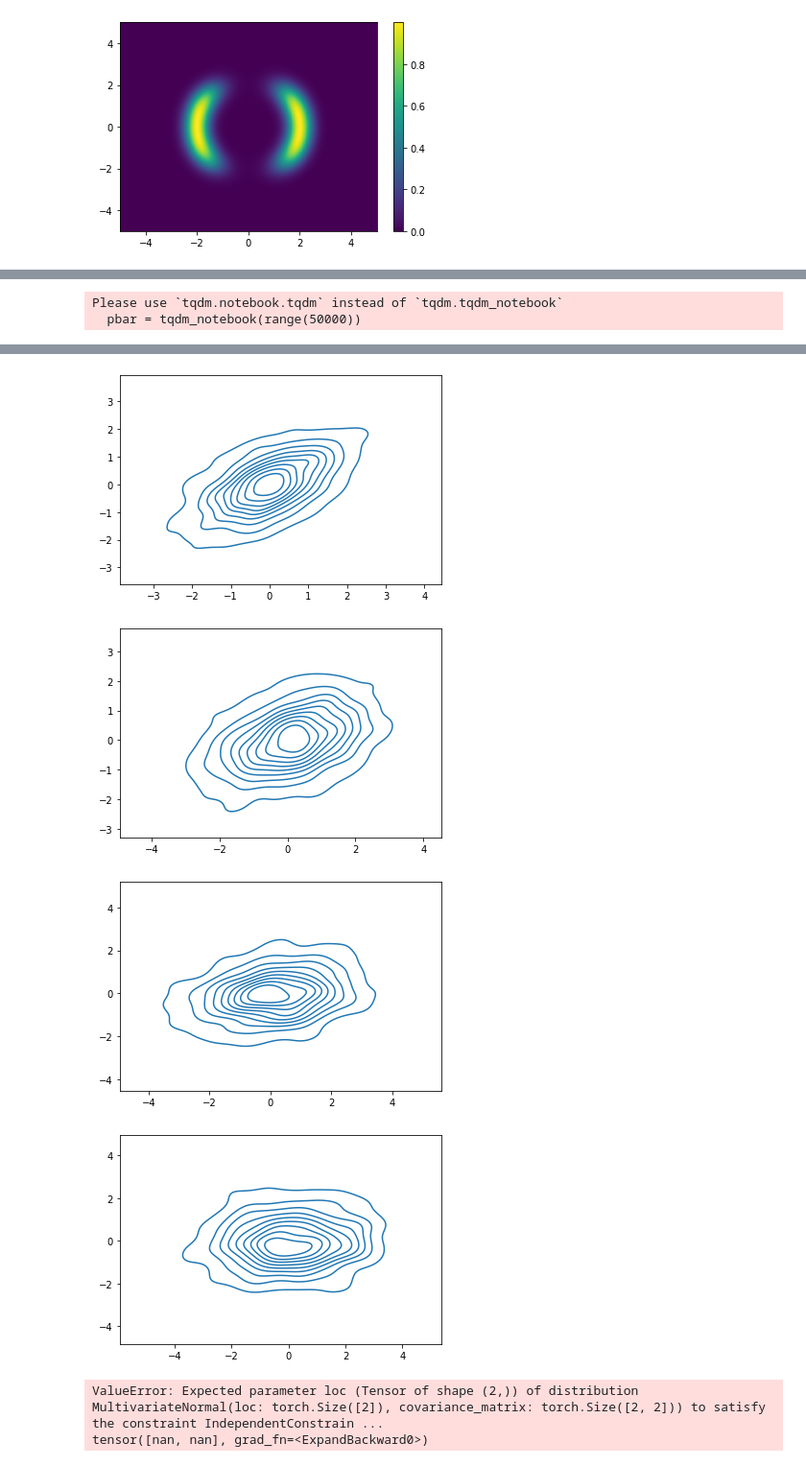
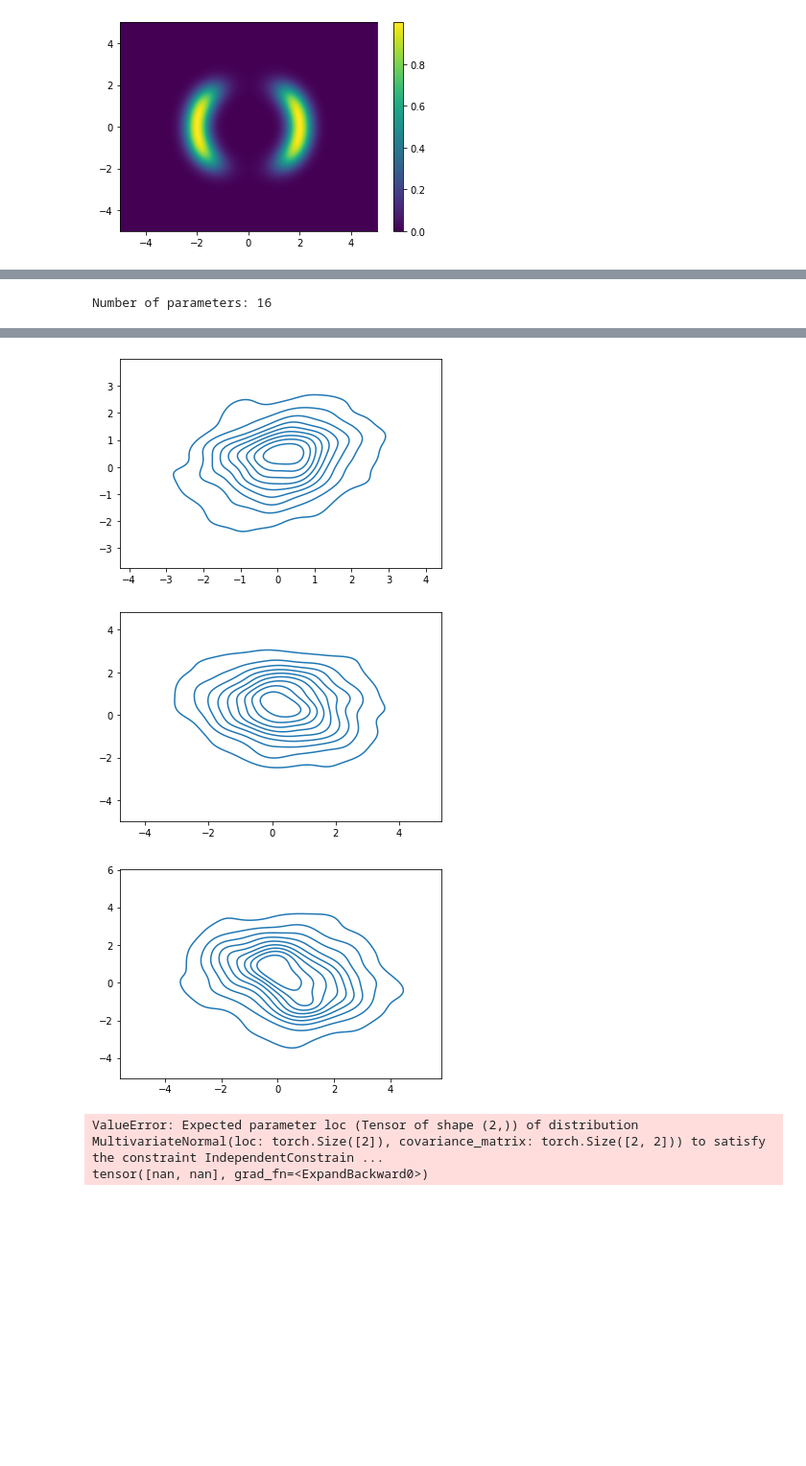
Before and after one commit to ATML-Group-12/normalising_flows, a Jupyter notebook: visual.ipynb, the cells around one changed output, grey strips where cells are left out. Shown: that part at 96% size. Saved outputs shown, nothing was run; the diff lists cells and outputs as text; code cells hidden in the pictures; blank space fills up the shorter version.

```diff
--- a/visual.ipynb
+++ b/visual.ipynb
@@ -63,23 +71,32 @@ batch_size = 64
 args = {}
 # %%
 optimizer = torch.optim.RMSprop(model.parameters(), lr=0.00001, momentum=0.9)
+# %%
+NUM_PARAMETERS = sum(p.numel() for p in model.parameters())
+print("Number of parameters:", NUM_PARAMETERS)
+# %% [output]
+Number of parameters: 16
 # %%
 
 import seaborn as sns
 import matplotlib.pyplot as plt
+from torch.utils.tensorboard import SummaryWriter
+writer = SummaryWriter(f"runs/planar_flow_seed={SEED}")
 
-pbar = tqdm_notebook(range(50000))
+NUM_STEPS = int(np.ceil(500000 / NUM_PARAMETERS))
+pbar = tqdm(range(NUM_STEPS))
 for step in pbar:
     optimizer.zero_grad()
     loss = FlowELBO(u1, model(torch.tensor([1,1])), num_samples=100, epoch=step)
     pbar.set_postfix_str("loss: " + '{0:.2f}'.format(loss.item()))
     loss.backward()
     optimizer.step()
+    writer.add_scalar("embedding_covariance_determinant", torch.det(model.embedding.cov).item(), step * NUM_PARAMETERS)
+    writer.add_scalar("embedding_mean_magnitude", torch.norm(torch.abs(model.embedding.mean)).item(), step * NUM_PARAMETERS)
+    writer.add_scalar("_loss", loss.item(), step * NUM_PARAMETERS)
     if step % 2000 == 0:
         samples = model(torch.tensor([1,1])).sample((1000,)).detach()
         sns.kdeplot(x=samples[:,0].detach().numpy(), y=samples[:,1].detach().numpy())
         plt.show()
     # print("{: >5d}\t{}".format(step, loss ))
 # %% [output]
-Please use `tqdm.notebook.tqdm` instead of `tqdm.tqdm_notebook`
-  pbar = tqdm_notebook(range(50000))
@@ -87,9 +104,8 @@ Please use `tqdm.notebook.tqdm` instead of `tqdm.tqdm_notebook`
-[figure, old version]
+[figure, new version]
-[figure, old version]
+[figure, new version]
-[figure, old version]
+[figure, new version]
-[figure, removed]
-ValueError: Expected parameter loc (Tensor of shape (2,)) of distribution MultivariateNormal(loc: torch.Size([2]), covariance_matrix: torch.Size([2, 2])) to satisfy the constraint IndependentConstrain ...
-tensor([nan, nan], grad_fn=<ExpandBackward0>)
+ValueError: Expected parameter loc (Tensor of shape (2,)) of distribution MultivariateNormal(loc: torch.Size([2]), covariance_matrix: torch.Size([2, 2])) to satisfy the constraint IndependentConstrain ...
+tensor([nan, nan], grad_fn=<ExpandBackward0>)
 # %%
 import seaborn as sns
 import matplotlib.pyplot as plt
```
Also changed, not shown: parts of 8 cells of this notebook, 3 other files.
